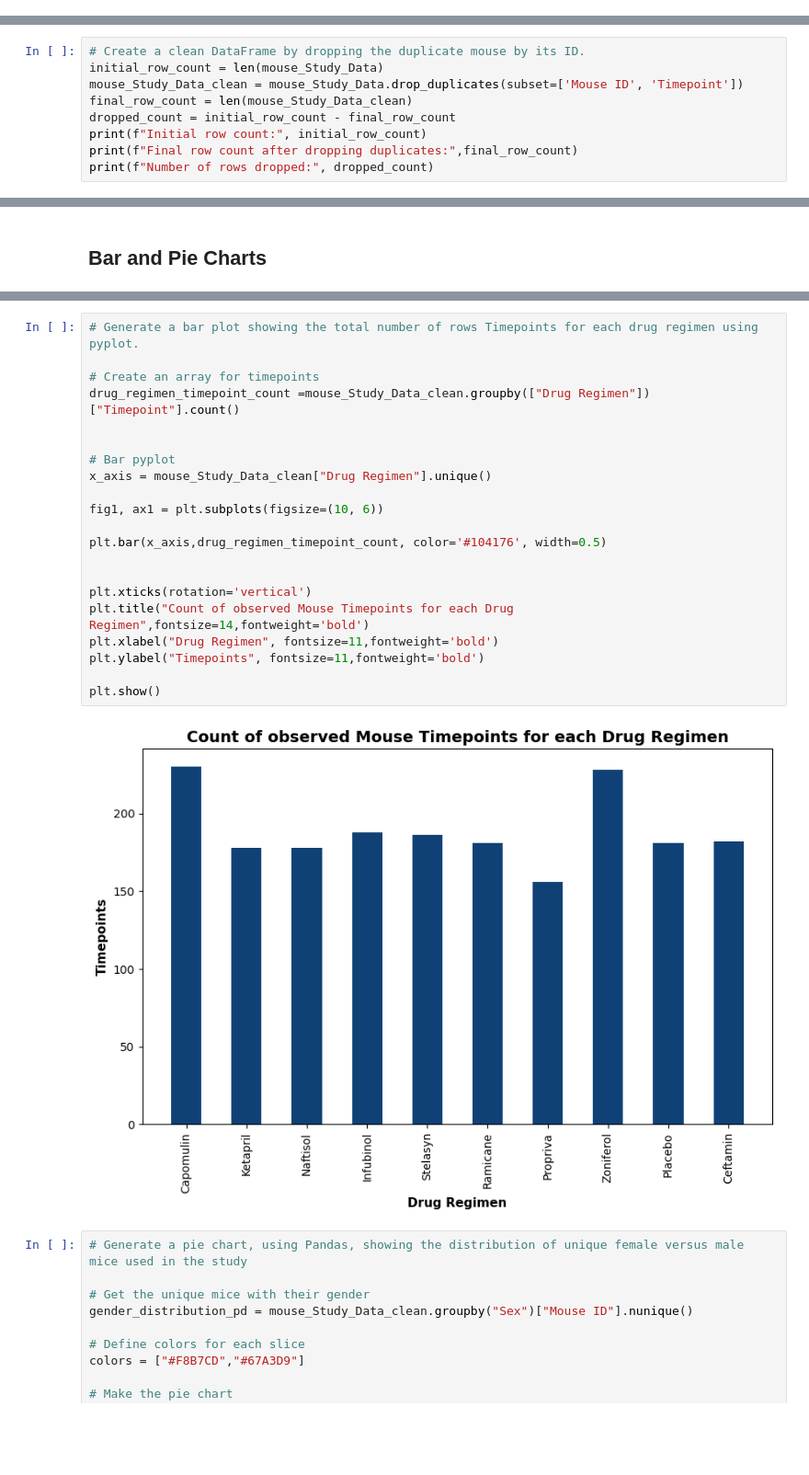
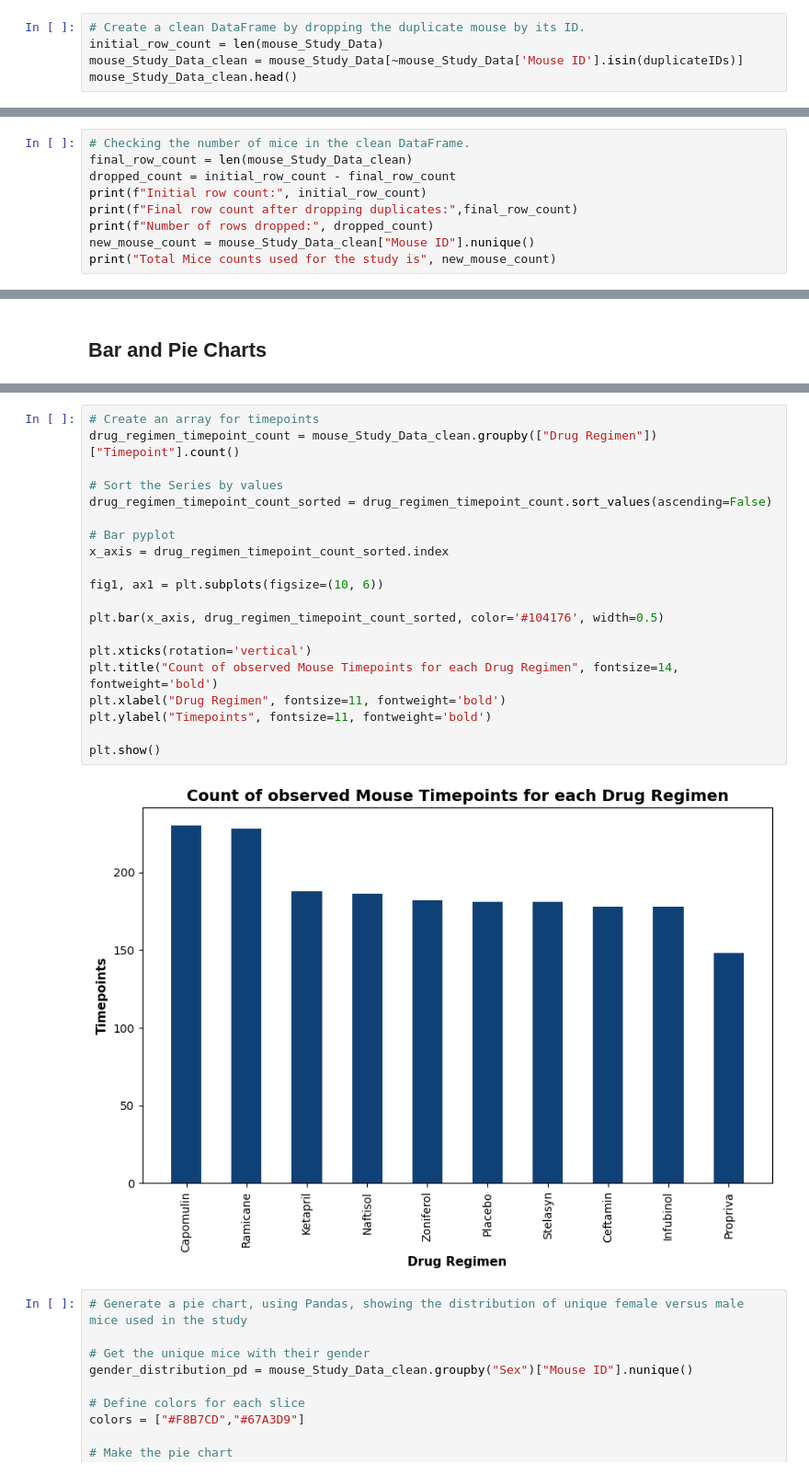
Before and after one commit to Saurabh-Lakhanpal/matplotlib-challenge, a Jupyter notebook: Pymaceuticals/pymaceuticals_solution.ipynb, the cells around one changed output, grey strips where cells are left out. Shown: that part at 92% size. Saved outputs shown, nothing was run; the diff lists cells and outputs as text; blank space fills up the shorter version.

```diff
--- a/Pymaceuticals/pymaceuticals_solution.ipynb
+++ b/Pymaceuticals/pymaceuticals_solution.ipynb
@@ -106,3 +106,8 @@ duplicates
 | 1195 | g989 | 25 | 56.045564 | 1 | Propriva | Female | 21 | ... |
 | 1380 | g989 | 30 | 59.082294 | 1 | Propriva | Female | 21 | ... |
 | 1592 | g989 | 35 | 62.570880 | 2 | Propriva | Female | 21 | ... |
+# %%
+# Create a clean DataFrame by dropping the duplicate mouse by its ID.
+initial_row_count = len(mouse_Study_Data)
+mouse_Study_Data_clean = mouse_Study_Data[~mouse_Study_Data['Mouse ID'].isin(duplicateIDs)]
+mouse_Study_Data_clean.head()
@@ -109,11 +121,11 @@ duplicates
 # %%
-# Create a clean DataFrame by dropping the duplicate mouse by its ID.
-initial_row_count = len(mouse_Study_Data)
-mouse_Study_Data_clean = mouse_Study_Data.drop_duplicates(subset=['Mouse ID', 'Timepoint'])
+# Checking the number of mice in the clean DataFrame.
 final_row_count = len(mouse_Study_Data_clean)
 dropped_count = initial_row_count - final_row_count
 print(f"Initial row count:", initial_row_count)
 print(f"Final row count after dropping duplicates:",final_row_count)
 print(f"Number of rows dropped:", dropped_count)
+new_mouse_count = mouse_Study_Data_clean["Mouse ID"].nunique()
+print("Total Mice counts used for the study is", new_mouse_count)
 # %% [output]
 Initial row count: 1893
@@ -217,26 +221,25 @@ plt.show()
 # %%
-# Generate a bar plot showing the total number of rows Timepoints for each drug regimen using pyplot.
+# Create an array for timepoints
+drug_regimen_timepoint_count = mouse_Study_Data_clean.groupby(["Drug Regimen"])["Timepoint"].count()
 
-# Create an array for timepoints
-drug_regimen_timepoint_count =mouse_Study_Data_clean.groupby(["Drug Regimen"])["Timepoint"].count()
-
+# Sort the Series by values
+drug_regimen_timepoint_count_sorted = drug_regimen_timepoint_count.sort_values(ascending=False)
 
 # Bar pyplot
-x_axis = mouse_Study_Data_clean["Drug Regimen"].unique()
+x_axis = drug_regimen_timepoint_count_sorted.index
 
 fig1, ax1 = plt.subplots(figsize=(10, 6))
 
-plt.bar(x_axis,drug_regimen_timepoint_count, color='#104176', width=0.5)
-
+plt.bar(x_axis, drug_regimen_timepoint_count_sorted, color='#104176', width=0.5)
 
 plt.xticks(rotation='vertical')
-plt.title("Count of observed Mouse Timepoints for each Drug Regimen",fontsize=14,fontweight='bold')
-plt.xlabel("Drug Regimen", fontsize=11,fontweight='bold')
-plt.ylabel("Timepoints", fontsize=11,fontweight='bold')
+plt.title("Count of observed Mouse Timepoints for each Drug Regimen", fontsize=14, fontweight='bold')
+plt.xlabel("Drug Regimen", fontsize=11, fontweight='bold')
+plt.ylabel("Timepoints", fontsize=11, fontweight='bold')
 
 plt.show()
 # %% [output]
-[figure, old version]
+[figure, new version]
 # %%
 # Generate a pie chart, using Pandas, showing the distribution of unique female versus male mice used in the study
 
```
Also changed, not shown: parts of 18 cells of this notebook, 2 other files.
